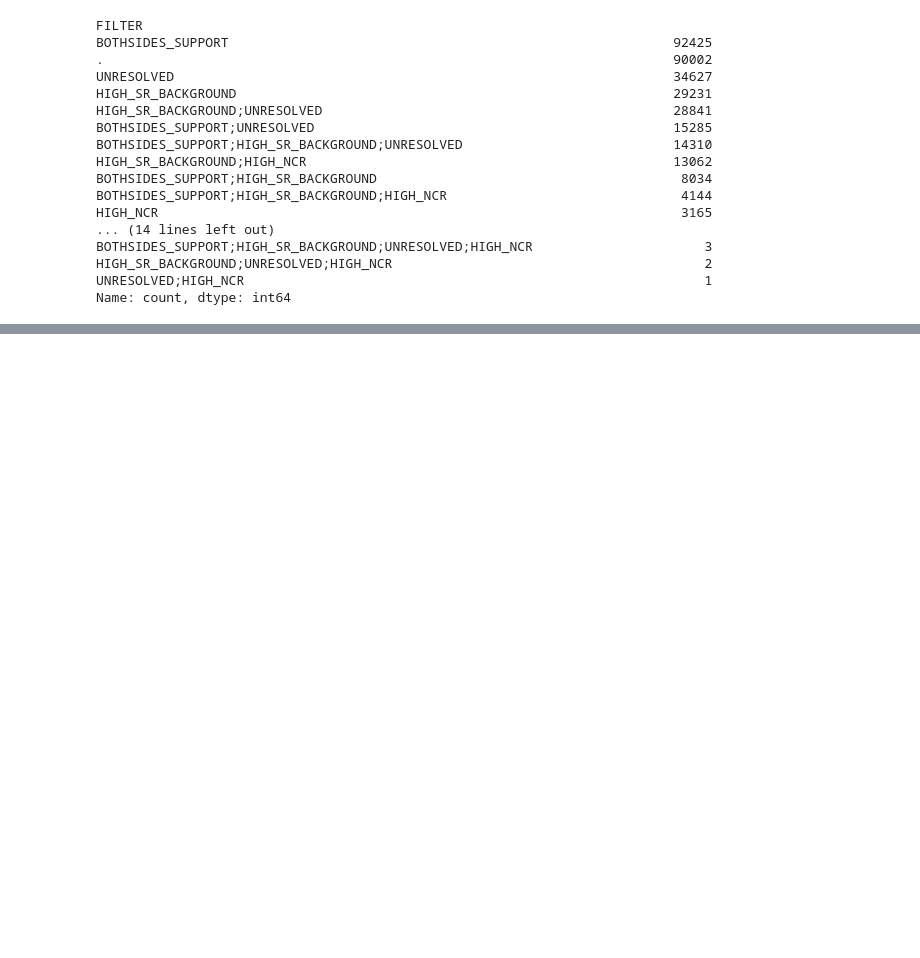
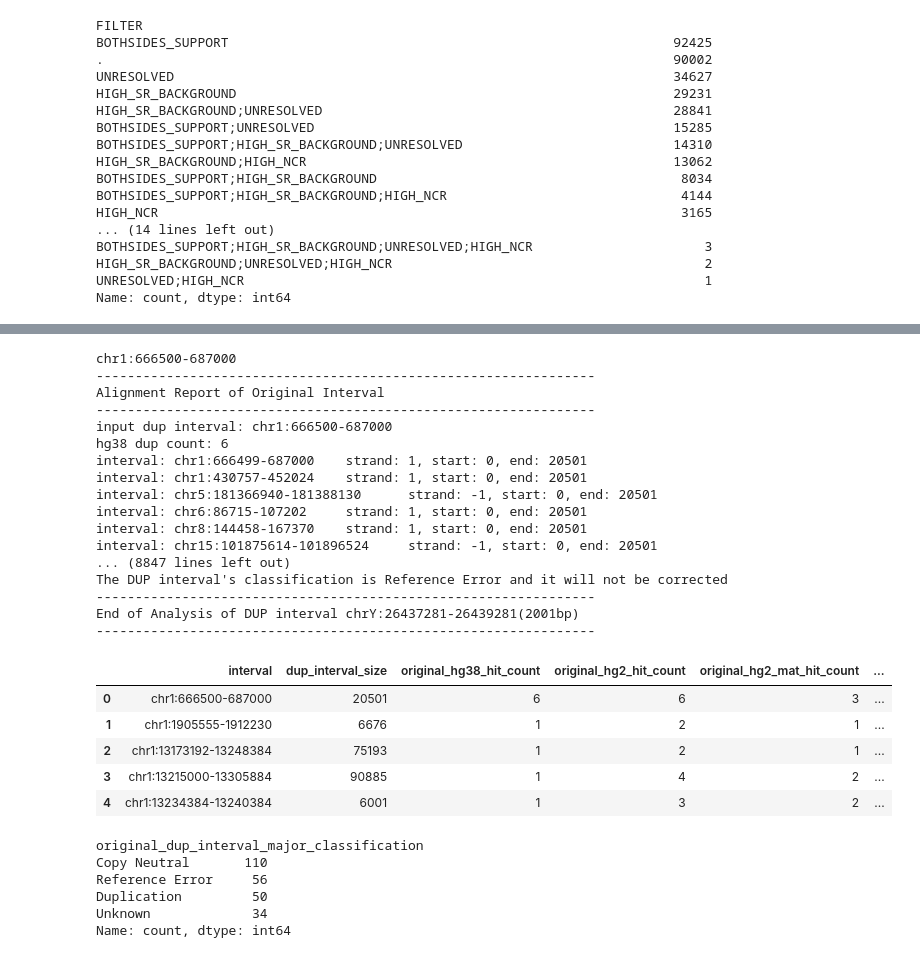
Before and after one commit to broadinstitute/T2T-ACE, a Jupyter notebook: notebooks/dup_dev.ipynb, the cells around one changed output, grey strips where cells are left out. Drawn from its saved outputs; the diff is of its cells as text; code cells hidden in the pictures; blank space fills up the shorter version.

Commit message:
classification bugfix and GATKSV

```diff
--- a/notebooks/dup_dev.ipynb
+++ b/notebooks/dup_dev.ipynb
@@ -478,3 +475,17 @@ HG2_GATK_SV_df.head()
 | 2 | chr1 | 29000 | hgdp_and_hgsv_DUP_chr1_2 | N | <DUP> | 999 | . | ALGORITHMS=depth;AN=2;END=140000;... | GT:CONC_ST:ECN:EV:GQ:OGQ:RD_CN:RD... | 0/0:EMPTY:2:RD:99:4:1:4:-274:pass |
 | 3 | chr1 | 40000 | hgdp_and_hgsv_CNV_chr1_1 | N | <CNV> | 999 | MULTIALLELIC | ALGORITHMS=depth;END=107150;EVIDE... | GT:CN:CNQ:ECN:EV:OGQ:RD_CN:RD_GQ:... | .:0:86:2:RD:-1:0:-1:334:pass:99 |
 | 4 | chr1 | 54669 | hgdp_and_hgsv_INS_chr1_1 | N | <INS> | 349 | HIGH_SR_BACKGROUND;HIGH_NCR | ALGORITHMS=manta;AN=0;END=54669;E... | GT:CONC_ST:ECN:EV:GQ:OGQ:PE_GQ:PE... | ./.:EMPTY:2:SR:12:0:99:0:-64:0:1:... |
+# %%
+# Select the DUP intervals
+# I am going to ignore CNV for now
+qualified_dup_index = []
+gatk_sv_dup_intervals = []
+for index, row in HG2_GATK_SV_df.iterrows():
+    if row['ALT'] == '<DUP>' and row['FILTER'] == '.' and row['SAMPLE'].split(':')[0] != '0/0' and int(row['INFO'].split('SVLEN=')[1].split(';')[0]) > 1000:
+        gatk_sv_dup_intervals.append(row['CHROM'] + ':' + str(row['POS']) + '-' + str(row['INFO'].split('END=')[1].split(';')[0]))
+        qualified_dup_index.append(index)
+print('HG2 GATK-SV DUP intervals:',len(gatk_sv_dup_intervals))
+
+# Save the qualified DUP intervals to a df and make a VCF out of it
+# The initial VCF is too messy to be viewed in IGV
+qualified_dup_df = HG2_GATK_SV_df.iloc[qualified_dup_index]
@@ -540,3 +556,40 @@ End of Analysis of DUP interval chr1:154000-190000(36001bp)
  'corrected_dup_interval_sub_classification': nan,
  'corrected_pos_accuracy': nan,
  'corrected_end_accuracy': nan}
+# %%
+# Perform DUP evaluation on all the HG002 DUP intervals from GATK-SV
+hg2_gatk_sv_dup_summary_df = create_dup_sum(gatk_sv_dup_intervals)
+hg2_gatk_sv_dup_summary_df.head()
+# %% [output]
+chr1:666500-687000
+----------------------------------------------------------------
+Alignment Report of Original Interval
+----------------------------------------------------------------
+input dup interval: chr1:666500-687000
+hg38 dup count: 6
+interval: chr1:666499-687000    strand: 1, start: 0, end: 20501
+interval: chr1:430757-452024    strand: 1, start: 0, end: 20501
+interval: chr5:181366940-181388130      strand: -1, start: 0, end: 20501
+interval: chr6:86715-107202     strand: 1, start: 0, end: 20501
+interval: chr8:144458-167370    strand: 1, start: 0, end: 20501
+interval: chr15:101875614-101896524     strand: -1, start: 0, end: 20501
+... (8847 lines left out)
+The DUP interval's classification is Reference Error and it will not be corrected
+----------------------------------------------------------------
+End of Analysis of DUP interval chrY:26437281-26439281(2001bp)
+----------------------------------------------------------------
+|  | interval | dup_interval_size | original_hg38_hit_count | original_hg2_hit_count | original_hg2_mat_hit_count | ... |
+| 0 | chr1:666500-687000 | 20501 | 6 | 6 | 3 | ... |
+| 1 | chr1:1905555-1912230 | 6676 | 1 | 2 | 1 | ... |
+| 2 | chr1:13173192-13248384 | 75193 | 1 | 2 | 1 | ... |
+| 3 | chr1:13215000-13305884 | 90885 | 1 | 4 | 2 | ... |
+| 4 | chr1:13234384-13240384 | 6001 | 1 | 3 | 2 | ... |
+# %%
+hg2_gatk_sv_dup_summary_df['original_dup_interval_major_classification'].value_counts()
+# %% [output]
+original_dup_interval_major_classification
+Copy Neutral       110
+Reference Error     56
+Duplication         50
+Unknown             34
+Name: count, dtype: int64
```
Also changed, not shown: parts of 11 cells of this notebook, 3 other files.
